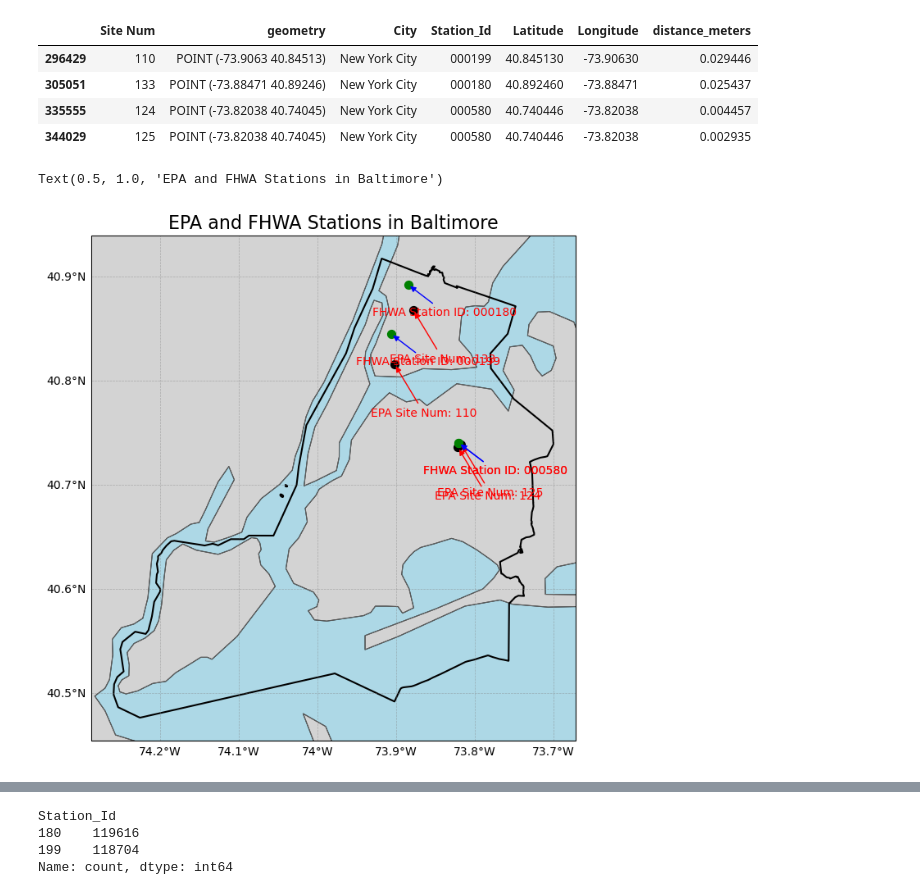
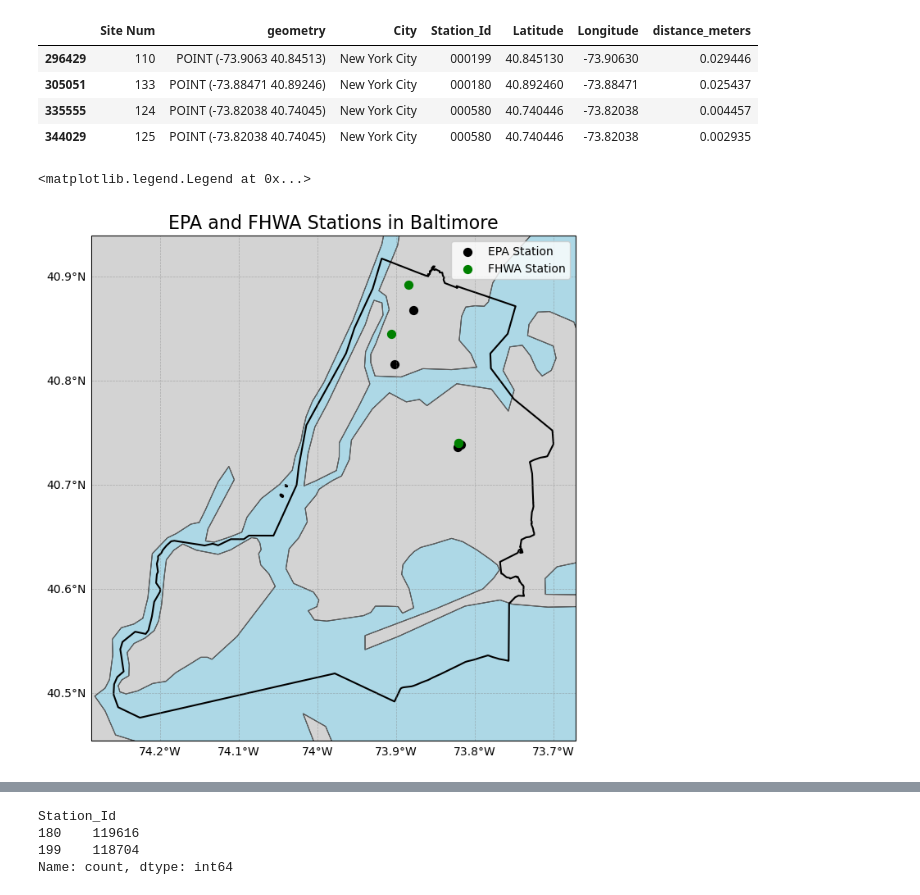
Before and after one commit to SujanNeupane42/NO2-vs-Traffic-Analysis-using-PySpark-and-GeoPandas, a Jupyter notebook: main_notebook.ipynb, the cells around one changed output, grey strips where cells are left out. Drawn from its saved outputs; the diff is of its cells as text; code cells hidden in the pictures.

```diff
--- a/main_notebook.ipynb
+++ b/main_notebook.ipynb
@@ -1598,7 +1649,7 @@ Wall time: 3.69 s
 # %%
-baltimore_gdf = city_geometries[city_geometries["City"] == "New York City"]
-epa_sensor_within_baltimore = gpd.sjoin(unique_epa_stations, baltimore_gdf, predicate="within")
+nyc_gdf = city_geometries[city_geometries["City"] == "New York City"]
+epa_sensor_within_nyc = gpd.sjoin(unique_epa_stations, nyc_gdf, predicate="within")
 try:
-    epa_sensor_within_baltimore.drop(columns=["index_right"], inplace=True)
+    epa_sensor_within_nyc.drop(columns=["index_right"], inplace=True)
 except:
     pass
@@ -1609,5 +1664,5 @@ except:
 # %%
-closest_FHA_station_near_EPA_Station = gpd.sjoin_nearest(epa_sensor_within_baltimore, station_data_2020[["Station_Id", "geometry", "Latitude", "Longitude"]], \
+closest_FHA_station_near_EPA_Station = gpd.sjoin_nearest(epa_sensor_within_nyc, station_data_2020[["Station_Id", "geometry", "Latitude", "Longitude"]], \
                                                          how='left', distance_col='distance_meters')
 closest_FHA_station_near_EPA_Station["geometry"] = gpd.points_from_xy(closest_FHA_station_near_EPA_Station["Longitude"], closest_FHA_station_near_EPA_Station["Latitude"])
 closest_FHA_station_near_EPA_Station = gpd.GeoDataFrame(closest_FHA_station_near_EPA_Station, geometry="geometry", crs="EPSG:4326")
@@ -1635,26 +1690,19 @@ closest_FHA_station_near_EPA_Station
 # %%
 fig, ax = plt.subplots(figsize=(12, 8), subplot_kw={"projection": ccrs.PlateCarree()})
 ax.add_feature(cfeature.LAND, facecolor='lightgray')
 ax.add_feature(cfeature.OCEAN, facecolor='lightblue')
 ax.add_feature(cfeature.COASTLINE, linewidth=0.8)
 ax.add_feature(cfeature.BORDERS, linestyle=':', linewidth=0.5)
 ax.add_feature(cfeature.STATES, edgecolor='gray', linewidth=0.5)
 gl = ax.gridlines(draw_labels=True, linewidth=0.5, color='gray', alpha=0.5, linestyle='--')
 gl.top_labels = False
 gl.right_labels = False
 
-baltimore_gdf.geometry.boundary.plot(ax=ax, color='black')
-epa_sensor_within_baltimore.plot(ax=ax, color="black", markersize=50, alpha=1)
-for idx, row in epa_sensor_within_baltimore.iterrows():
-    ax.annotate("EPA Site Num: " + str(row['Site Num']), xy=(row.geometry.x, row.geometry.y), xytext=(row.geometry.x-0.03, row.geometry.y - 0.05),
-        arrowprops=dict(facecolor='red', edgecolor='red', arrowstyle='-|>'), fontsize=10, color='red')
-
-closest_FHA_station_near_EPA_Station.plot(ax=ax, color="green", markersize=50, alpha=1)
-for idx, row in closest_FHA_station_near_EPA_Station.iterrows():
-    ax.annotate("FHWA Station ID: " + str(row['Station_Id']), xy=(row.geometry.x, row.geometry.y), xytext=(row.geometry.x-0.045, row.geometry.y - 0.03),
-        arrowprops=dict(facecolor='blue', edgecolor='blue', arrowstyle='-|>'), fontsize=10, color='red')
-
+nyc_gdf.geometry.boundary.plot(ax=ax, color='black')
+epa_sensor_within_nyc.plot(ax=ax, color="black", markersize=50, alpha=1, label="EPA Station")
+closest_FHA_station_near_EPA_Station.plot(ax=ax, color="green", markersize=50, alpha=1, label="FHWA Station")
 ax.set_title("EPA and FHWA Stations in Baltimore", fontsize=16)
+ax.legend(loc="upper right")
 # %% [output]
-Text(0.5, 1.0, 'EPA and FHWA Stations in Baltimore')
+<matplotlib.legend.Legend at 0x...>
-[figure, old version]
+[figure, new version]
```
Also changed, not shown: parts of 21 cells of this notebook.
